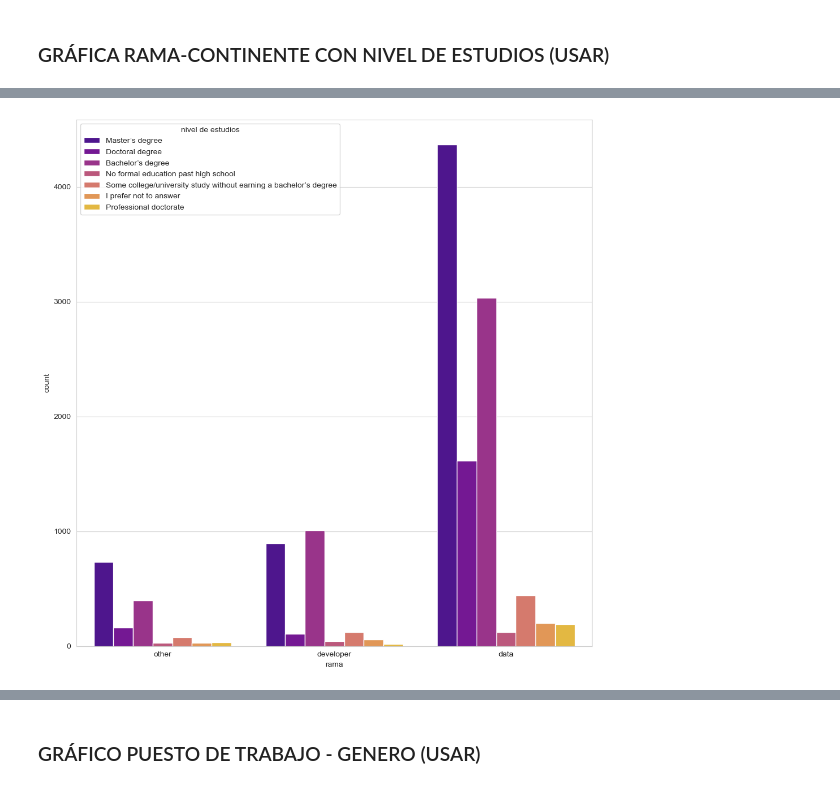
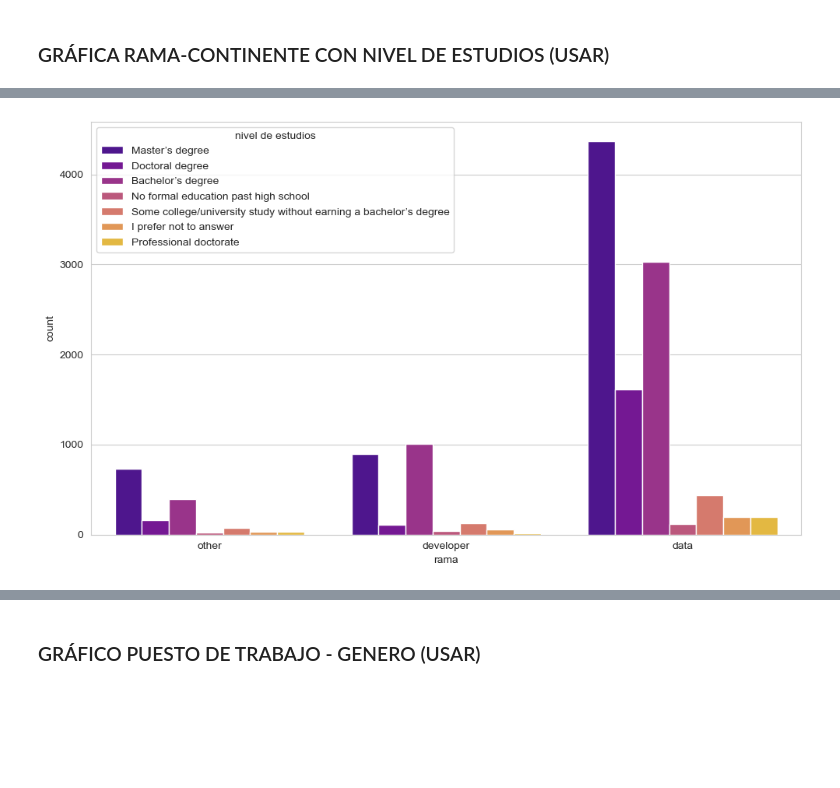
Before and after one commit to silviagordon/EDA-Visualizacion, a Jupyter notebook: Notebooks/Visualización.ipynb, the cells around one changed output, grey strips where cells are left out. Saved outputs shown, nothing was run; the diff lists cells and outputs as text; code cells hidden in the pictures; blank space fills up the shorter version.

```diff
--- a/Notebooks/Visualización.ipynb
+++ b/Notebooks/Visualización.ipynb
@@ -160,10 +155,10 @@ plt.show()
 # %%
-plt.figure(figsize=(10,10))
+plt.figure(figsize=(10,6))
 
 fig = sns.countplot(x = df_social["rama"], hue = df_social["nivel de estudios"], palette = 'plasma')
 plt.tight_layout()
 
 plt.show()
 # %% [output]
-[figure, old version]
+[figure, new version]
 # %%
```
Also changed, not shown: parts of 26 cells of this notebook, 7 other files.
